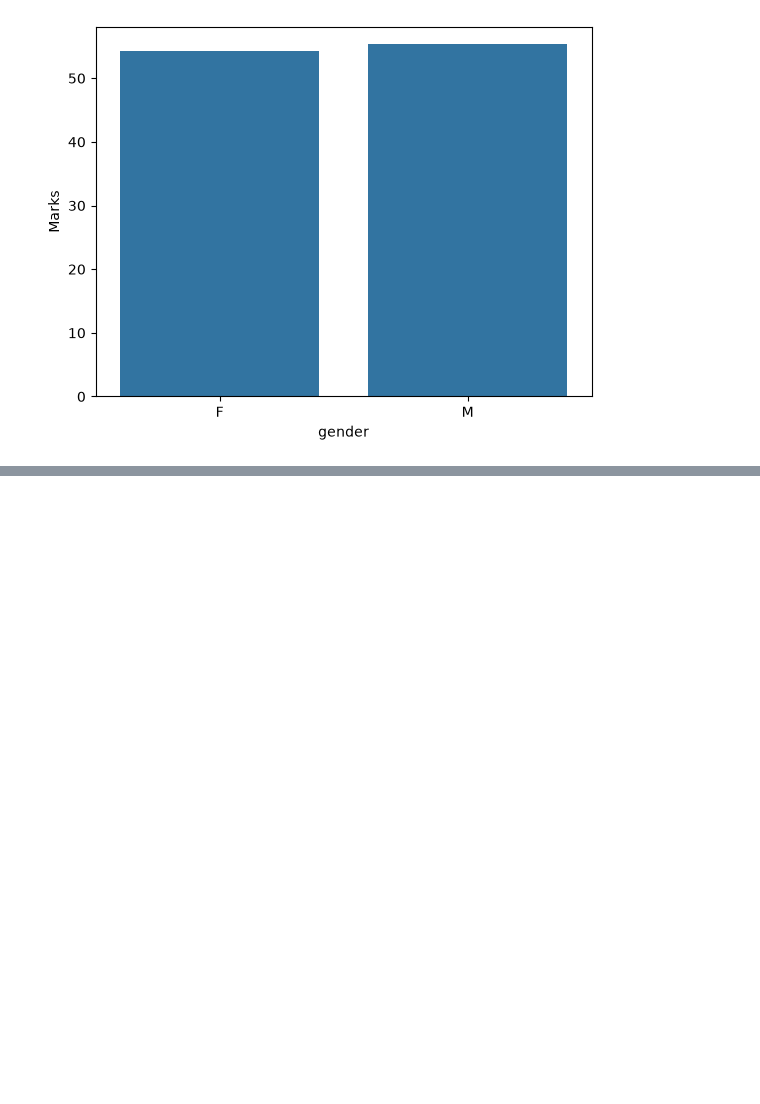
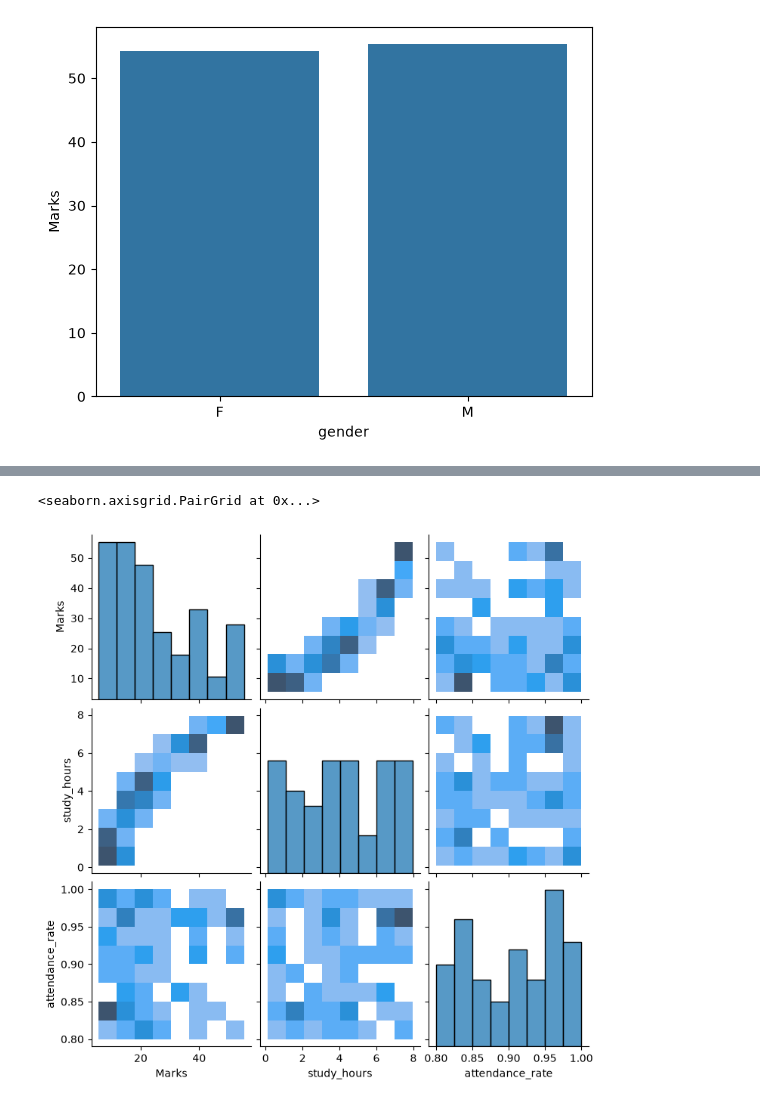
Before and after one commit to Rakibulhasan88/Phitron-week-4, a Jupyter notebook: Module-16.ipynb, the cells around one changed output, grey strips where cells are left out. Cells and saved outputs as stored; diff of their text form; code cells hidden in the pictures; blank space fills up the shorter version.

```diff
--- a/Module-16.ipynb
+++ b/Module-16.ipynb
@@ -226,0 +281,5 @@ Regression plot(Reg Plot)
+# %%
+sns.pairplot(data=student_marks, kind='hist')
+# %% [output]
+<seaborn.axisgrid.PairGrid at 0x...>
+[figure, added]
```
Also changed, not shown: parts of 10 cells of this notebook.
